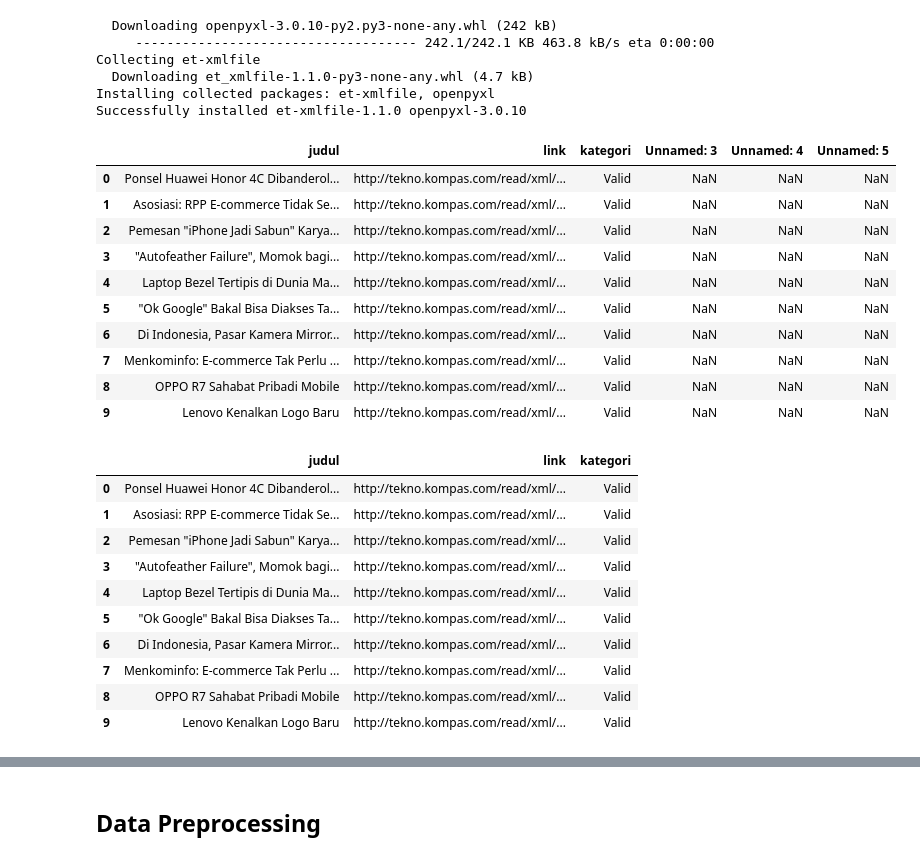
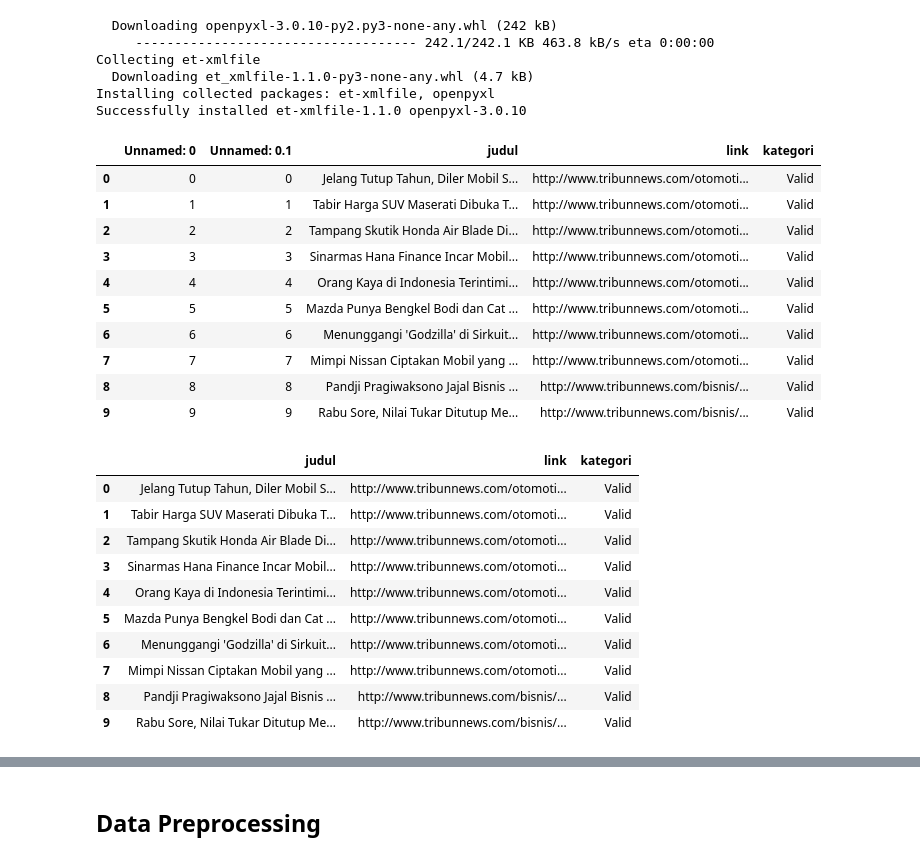
Before and after one commit to FakeNews-Detector/FakeNews-Classification, a Jupyter notebook: src/Fake_News_Detector.ipynb, the cells around one changed output, grey strips where cells are left out. Cells and saved outputs as stored; diff of their text form; code cells hidden in the pictures.

Commit message:
tuning hyperparameter with completed dataset

```diff
--- a/src/Fake_News_Detector.ipynb
+++ b/src/Fake_News_Detector.ipynb
@@ -93,33 +93,33 @@ Installing collected packages: et-xmlfile, openpyxl
 Successfully installed et-xmlfile-1.1.0 openpyxl-3.0.10
 # %%
 #read news data
-df = pd.read_excel("D://Kuliah//Bangkit 2022//Fake-News Detector//FakeNews-Model//data//data sample//Valid_Hoax_Dataset.xlsx")
+df = pd.read_csv("D://Kuliah//Bangkit 2022//Fake-News Detector//FakeNews-Model//data//News_Valid_Hoax.csv")
 df.head(10)
 # %% [output]
-|  | judul | link | kategori | Unnamed: 3 | Unnamed: 4 | Unnamed: 5 |
-| 0 | Ponsel Huawei Honor 4C Dibanderol... | http://tekno.kompas.com/read/xml/... | Valid | NaN | NaN | NaN |
-| 1 | Asosiasi: RPP E-commerce Tidak Se... | http://tekno.kompas.com/read/xml/... | Valid | NaN | NaN | NaN |
-| 2 | Pemesan "iPhone Jadi Sabun" Karya... | http://tekno.kompas.com/read/xml/... | Valid | NaN | NaN | NaN |
-| 3 | "Autofeather Failure", Momok bagi... | http://tekno.kompas.com/read/xml/... | Valid | NaN | NaN | NaN |
-| 4 | Laptop Bezel Tertipis di Dunia Ma... | http://tekno.kompas.com/read/xml/... | Valid | NaN | NaN | NaN |
-| 5 | "Ok Google" Bakal Bisa Diakses Ta... | http://tekno.kompas.com/read/xml/... | Valid | NaN | NaN | NaN |
-| 6 | Di Indonesia, Pasar Kamera Mirror... | http://tekno.kompas.com/read/xml/... | Valid | NaN | NaN | NaN |
-| 7 | Menkominfo: E-commerce Tak Perlu ... | http://tekno.kompas.com/read/xml/... | Valid | NaN | NaN | NaN |
-| 8 | OPPO R7 Sahabat Pribadi Mobile | http://tekno.kompas.com/read/xml/... | Valid | NaN | NaN | NaN |
-| 9 | Lenovo Kenalkan Logo Baru | http://tekno.kompas.com/read/xml/... | Valid | NaN | NaN | NaN |
+|  | Unnamed: 0 | Unnamed: 0.1 | judul | link | kategori |
+| 0 | 0 | 0 | Jelang Tutup Tahun, Diler Mobil S... | http://www.tribunnews.com/otomoti... | Valid |
+| 1 | 1 | 1 | Tabir Harga SUV Maserati Dibuka T... | http://www.tribunnews.com/otomoti... | Valid |
+| 2 | 2 | 2 | Tampang Skutik Honda Air Blade Di... | http://www.tribunnews.com/otomoti... | Valid |
+| 3 | 3 | 3 | Sinarmas Hana Finance Incar Mobil... | http://www.tribunnews.com/otomoti... | Valid |
+| 4 | 4 | 4 | Orang Kaya di Indonesia Terintimi... | http://www.tribunnews.com/otomoti... | Valid |
+| 5 | 5 | 5 | Mazda Punya Bengkel Bodi dan Cat ... | http://www.tribunnews.com/otomoti... | Valid |
+| 6 | 6 | 6 | Menunggangi 'Godzilla' di Sirkuit... | http://www.tribunnews.com/otomoti... | Valid |
+| 7 | 7 | 7 | Mimpi Nissan Ciptakan Mobil yang ... | http://www.tribunnews.com/otomoti... | Valid |
+| 8 | 8 | 8 | Pandji Pragiwaksono Jajal Bisnis ... | http://www.tribunnews.com/bisnis/... | Valid |
+| 9 | 9 | 9 | Rabu Sore, Nilai Tukar Ditutup Me... | http://www.tribunnews.com/bisnis/... | Valid |
 # %%
 #remove unnamed column
 df = df.loc[:, ~df.columns.str.contains("^Unnamed")]
 df.head(10)
 # %% [output]
 |  | judul | link | kategori |
-| 0 | Ponsel Huawei Honor 4C Dibanderol... | http://tekno.kompas.com/read/xml/... | Valid |
-| 1 | Asosiasi: RPP E-commerce Tidak Se... | http://tekno.kompas.com/read/xml/... | Valid |
-| 2 | Pemesan "iPhone Jadi Sabun" Karya... | http://tekno.kompas.com/read/xml/... | Valid |
-| 3 | "Autofeather Failure", Momok bagi... | http://tekno.kompas.com/read/xml/... | Valid |
-| 4 | Laptop Bezel Tertipis di Dunia Ma... | http://tekno.kompas.com/read/xml/... | Valid |
-| 5 | "Ok Google" Bakal Bisa Diakses Ta... | http://tekno.kompas.com/read/xml/... | Valid |
-| 6 | Di Indonesia, Pasar Kamera Mirror... | http://tekno.kompas.com/read/xml/... | Valid |
-| 7 | Menkominfo: E-commerce Tak Perlu ... | http://tekno.kompas.com/read/xml/... | Valid |
-| 8 | OPPO R7 Sahabat Pribadi Mobile | http://tekno.kompas.com/read/xml/... | Valid |
-| 9 | Lenovo Kenalkan Logo Baru | http://tekno.kompas.com/read/xml/... | Valid |
+| 0 | Jelang Tutup Tahun, Diler Mobil S... | http://www.tribunnews.com/otomoti... | Valid |
+| 1 | Tabir Harga SUV Maserati Dibuka T... | http://www.tribunnews.com/otomoti... | Valid |
+| 2 | Tampang Skutik Honda Air Blade Di... | http://www.tribunnews.com/otomoti... | Valid |
+| 3 | Sinarmas Hana Finance Incar Mobil... | http://www.tribunnews.com/otomoti... | Valid |
+| 4 | Orang Kaya di Indonesia Terintimi... | http://www.tribunnews.com/otomoti... | Valid |
+| 5 | Mazda Punya Bengkel Bodi dan Cat ... | http://www.tribunnews.com/otomoti... | Valid |
+| 6 | Menunggangi 'Godzilla' di Sirkuit... | http://www.tribunnews.com/otomoti... | Valid |
+| 7 | Mimpi Nissan Ciptakan Mobil yang ... | http://www.tribunnews.com/otomoti... | Valid |
+| 8 | Pandji Pragiwaksono Jajal Bisnis ... | http://www.tribunnews.com/bisnis/... | Valid |
+| 9 | Rabu Sore, Nilai Tukar Ditutup Me... | http://www.tribunnews.com/bisnis/... | Valid |
```
Also changed, not shown: parts of 22 cells of this notebook, 3 other files.
